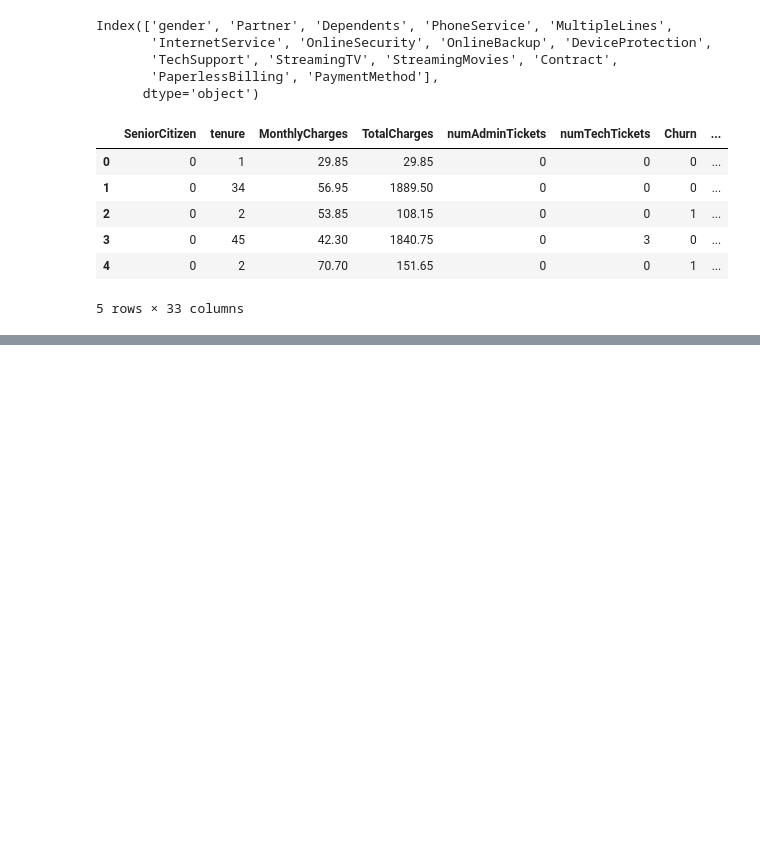
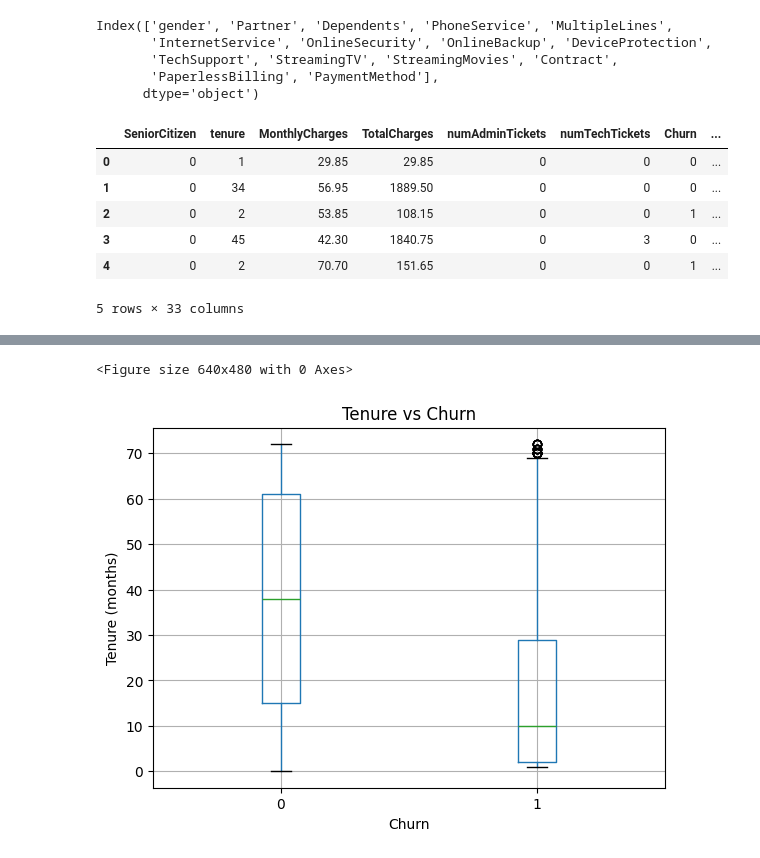
Before and after one commit to ashashkaWestfeild/telco-customer-churn-ml-deployment, a Jupyter notebook: notebooks/eda.ipynb, the cells around one changed output, grey strips where cells are left out. Cells and saved outputs as stored; diff of their text form; code cells hidden in the pictures; blank space fills up the shorter version.

```diff
--- a/notebooks/eda.ipynb
+++ b/notebooks/eda.ipynb
@@ -131,0 +150,13 @@ df_encoded.to_csv("../data/processed_telco.csv",index=False)
+# %%
+## Churn VS Tenure
+
+plt.figure()
+df_encoded.boxplot(column="tenure", by="Churn")
+plt.title("Tenure vs Churn")
+plt.suptitle("")
+plt.xlabel("Churn")
+plt.ylabel("Tenure (months)")
+plt.show()
+# %% [output]
+<Figure size 640x480 with 0 Axes>
+[figure, added]
```
Also changed, not shown: parts of 15 cells of this notebook.
